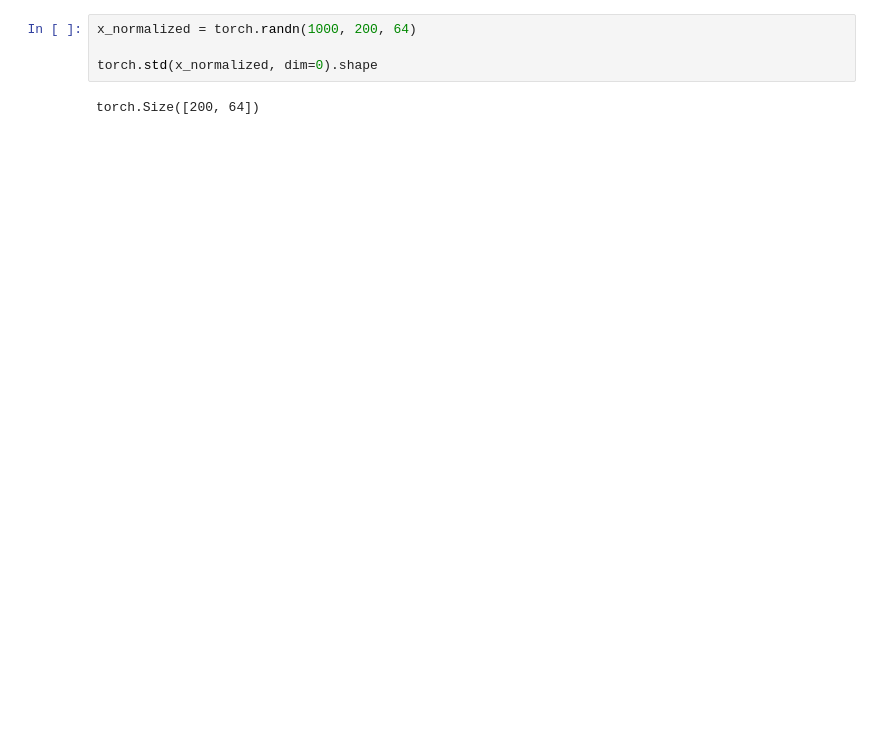
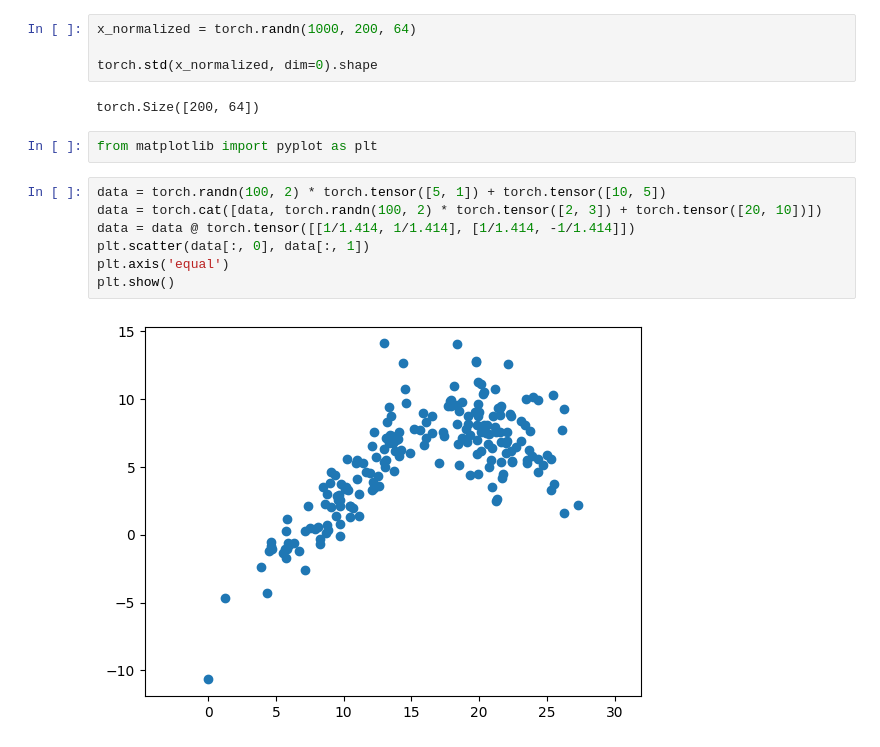
Before and after one commit to Cadenza-Labs/elk, a Jupyter notebook: elk/training/test_whitening.ipynb, the cells around one changed output. Saved outputs shown, nothing was run; the diff lists cells and outputs as text; blank space fills up the shorter version.

Commit message:
visualisation

```diff
--- a/elk/training/test_whitening.ipynb
+++ b/elk/training/test_whitening.ipynb
@@ -92,3 +88,14 @@ x_normalized = torch.randn(1000, 200, 64)
 torch.std(x_normalized, dim=0).shape
 # %% [output]
 torch.Size([200, 64])
+# %%
+from matplotlib import pyplot as plt
+# %%
+data = torch.randn(100, 2) * torch.tensor([5, 1]) + torch.tensor([10, 5])
+data = torch.cat([data, torch.randn(100, 2) * torch.tensor([2, 3]) + torch.tensor([20, 10])])
+data = data @ torch.tensor([[1/1.414, 1/1.414], [1/1.414, -1/1.414]])
+plt.scatter(data[:, 0], data[:, 1])
+plt.axis('equal')
+plt.show()
+# %% [output]
+[figure, added]
```
Also changed, not shown: parts of 4 cells of this notebook, 2 other files.
